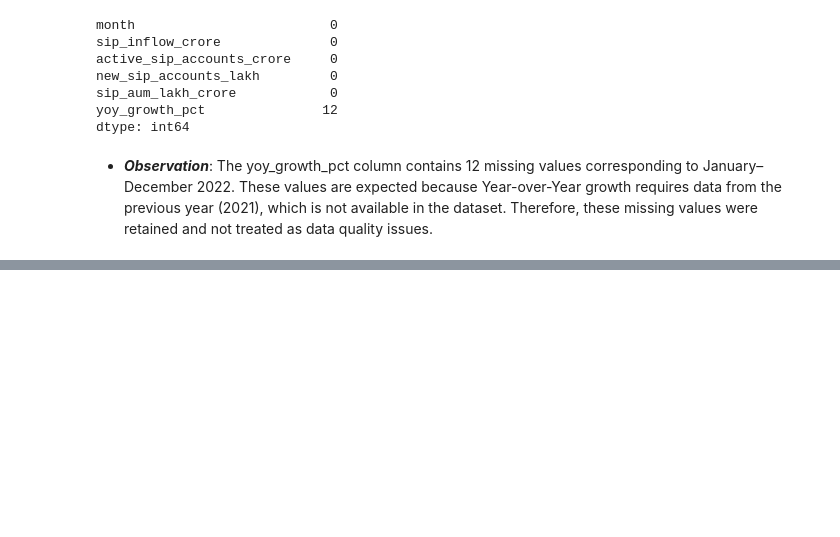
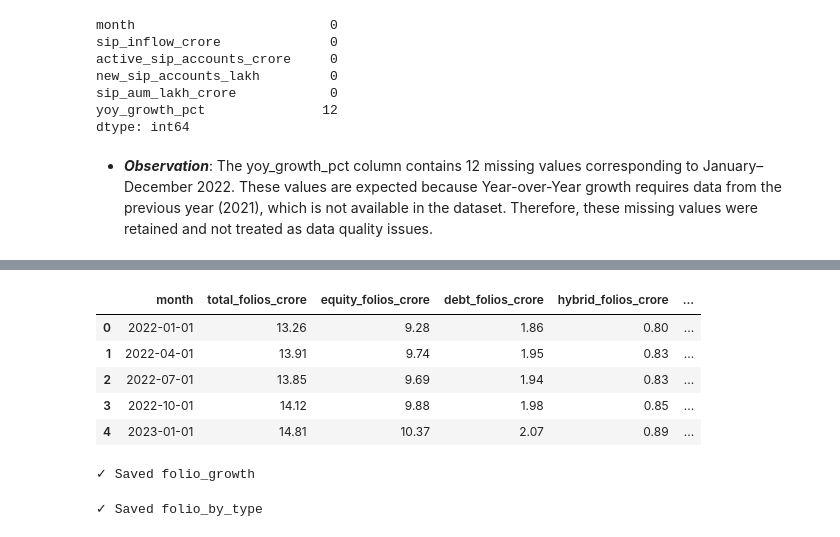
Before and after one commit to vinay-271/bluestock-mf-analytics, a Jupyter notebook: notebooks/03_eda.ipynb, the cells around one changed output, grey strips where cells are left out. Saved outputs shown, nothing was run; the diff lists cells and outputs as text; code cells hidden in the pictures; blank space fills up the shorter version.

```diff
--- a/notebooks/03_eda.ipynb
+++ b/notebooks/03_eda.ipynb
@@ -164,0 +839,10 @@ dtype: int64
+# %%
+# Chart 15 - Total Industry Folio Growth
+folio.head()
+# %% [output]
+|  | month | total_folios_crore | equity_folios_crore | debt_folios_crore | hybrid_folios_crore | ... |
+| 0 | 2022-01-01 | 13.26 | 9.28 | 1.86 | 0.80 | ... |
+| 1 | 2022-04-01 | 13.91 | 9.74 | 1.95 | 0.83 | ... |
+| 2 | 2022-07-01 | 13.85 | 9.69 | 1.94 | 0.83 | ... |
+| 3 | 2022-10-01 | 14.12 | 9.88 | 1.98 | 0.85 | ... |
+| 4 | 2023-01-01 | 14.81 | 10.37 | 2.07 | 0.89 | ... |
@@ -164,0 +873,52 @@ dtype: int64
+# %%
+fig.update_layout(
+    template="plotly_white",
+    hovermode="x unified"
+)
+
+save_plot(fig,"folio_growth")
+
+fig.show()
+# %% [output]
+✓ Saved folio_growth
+# %%
+# Chart 16 - Folio Composition
+folio_long = folio.melt(
+    id_vars="month",
+    value_vars=[
+        "equity_folios_crore",
+        "debt_folios_crore",
+        "hybrid_folios_crore",
+        "others_folios_crore"
+    ],
+    var_name="Fund Type",
+    value_name="Folios"
+)
+
+folio_long["Fund Type"] = (
+    folio_long["Fund Type"]
+    .str.replace("_folios_crore","")
+    .str.replace("_"," ")
+    .str.title()
+)
+
+# Plot
+fig = px.line(
+    folio_long,
+    x="month",
+    y="Folios",
+    color="Fund Type",
+    markers=True,
+    title="Growth of Mutual Fund Folios by Fund Type"
+)
+
+fig.update_layout(
+    template="plotly_white",
+    hovermode="x unified"
+)
+
+save_plot(fig,"folio_by_type")
+
+fig.show()
+# %% [output]
+✓ Saved folio_by_type
```
Also changed, not shown: parts of 62 cells of this notebook, 37 other files.
